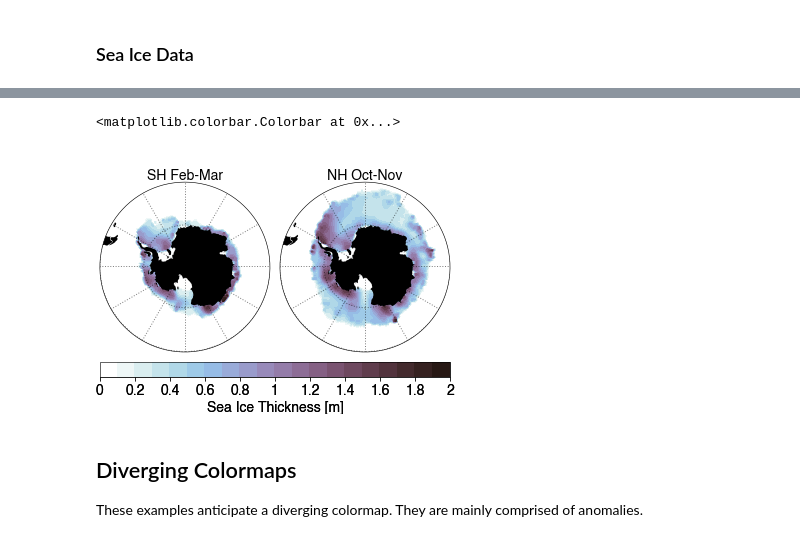
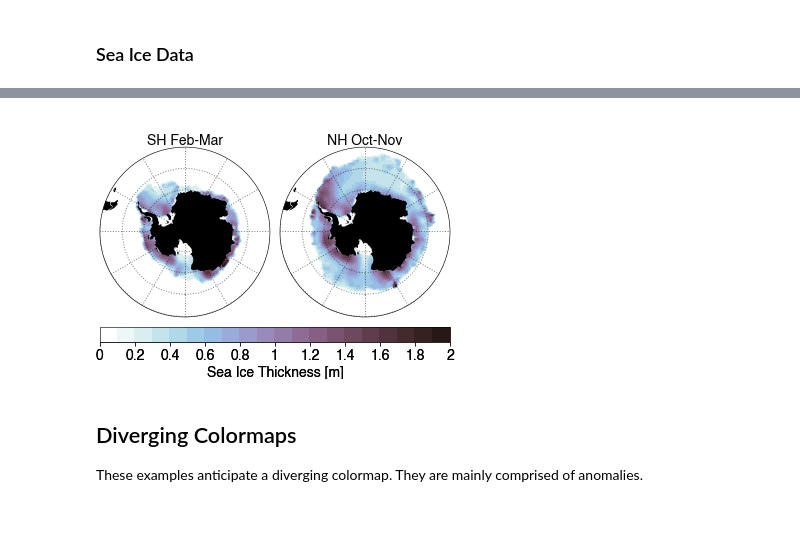
Before and after one commit to bradyrx/climate_in_color, a Jupyter notebook: notebooks/build_your_own_colormaps.ipynb, the cells around one changed output, grey strips where cells are left out. Drawn from its saved outputs; the diff is of its cells as text; code cells hidden in the pictures.

```diff
--- a/notebooks/build_your_own_colormaps.ipynb
+++ b/notebooks/build_your_own_colormaps.ipynb
@@ -22,10 +22,6 @@ The below cell uses ProPlot to [register colormaps](https://proplot.readthedocs.
 # %%
 import os
 import proplot as plot
-
-plot.rc.fontname = 'Helvetica'
-plot.rc.large = 14
-plot.rc.small = 14
 
 
 # Paste a list of hex strings in the below string
@@ -141,9 +142,12 @@ f, axs = plot.subplots(ncols=2, proj='npstere', axwidth='6cm')
 for i, label in zip([0, 1], ['NH Feb-Mar', 'NH Oct-Nov']):
     p = axs[i].contourf(lon, lat, ice_thk.isel(location=i), cmap='Glacial',
                     levels=plot.arange(0, 5, 0.25))
-    axs[i].format(land=True, boundinglat=45, title=label)
+    axs[i].format(land=True, boundinglat=60, latlines=10, title=label)
 
 f.colorbar(p, loc='b', label='Sea Ice Thickness [m]',
            ticks=plot.arange(0, 5, 0.5))
+
+# Uncomment this to save your figure. Feel free to rename it.
+# f.savefig('../figures/NP.sea.ice.png')
 # %% [output]
 <matplotlib.colorbar.Colorbar at 0x...>
@@ -151,16 +155,18 @@ f.colorbar(p, loc='b', label='Sea Ice Thickness [m]',
 # %%
 f, axs = plot.subplots(ncols=2, proj='spstere', axwidth='6cm')
 
 for i, label in zip([0, 1], ['SH Feb-Mar', 'NH Oct-Nov']):
     p = axs[i].contourf(lon, lat, ice_thk.isel(location=i+2), cmap='Glacial',
                     levels=plot.arange(0, 2, 0.1))
-    axs[i].format(land=True, boundinglat=-50, title=label)
+    axs[i].format(land=True, boundinglat=-50, latlines=10, title=label)
 
 f.colorbar(p, loc='b', label='Sea Ice Thickness [m]',
            ticks=plot.arange(0, 2, 0.2))
+
+# Uncomment this to save your figure. Feel free to rename it.
+# f.savefig('../figures/SH.sea.ice.png')
 # %% [output]
-<matplotlib.colorbar.Colorbar at 0x...>
-[figure, old version]
+[figure, new version]
 # %% [markdown]
 ## Diverging Colormaps
 
```
Also changed, not shown: parts of 5 cells of this notebook.
